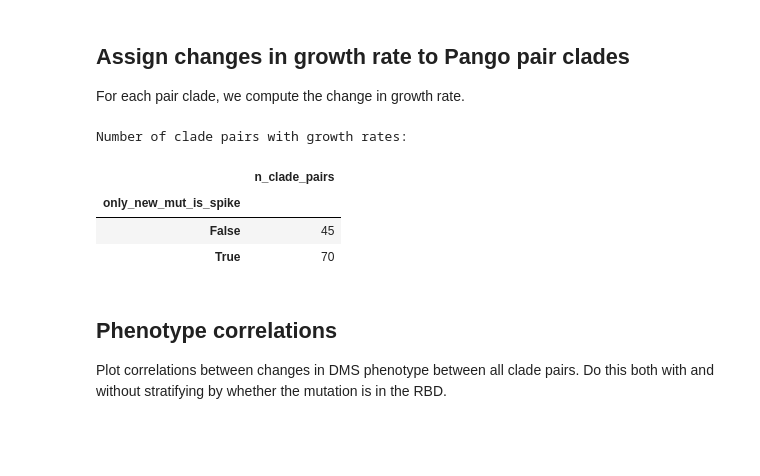
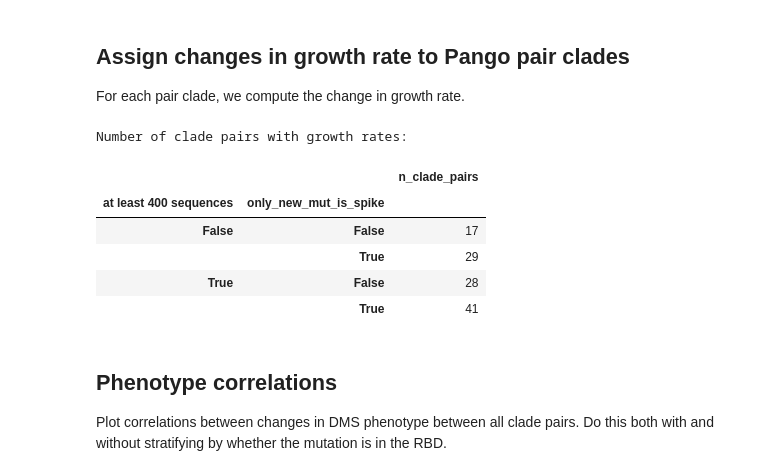
Before and after one commit to dms-vep/SARS-CoV-2_XBB.1.5_spike_DMS, a Jupyter notebook: notebooks/compare_natural.ipynb, the cells around one changed output. Saved outputs shown, nothing was run; the diff lists cells and outputs as text; code cells hidden in the pictures; blank space fills up the shorter version.

```diff
--- a/notebooks/compare_natural.ipynb
+++ b/notebooks/compare_natural.ipynb
@@ -23,6 +24,7 @@ pango_consensus_seqs_json = (
 )
 exclude_clades = []
 muts_to_toggle = {"L455F": True}
+min_sequences = 400
 
 import os
 os.chdir("../")
@@ -244,38 +246,47 @@ growth_rates = pd.read_csv(growth_rates_csv).rename(
     columns={"pango": "clade", "seq_volume": "n_sequences", "R": "growth_rate"}
 )
 
 if (invalid_clades := set(growth_rates["clade"]) - set(pango_clades)):
     raise ValueError(f"Growth rates specified for {invalid_clades}")
 
 pango_pair_dms_growth_df = (
     pango_pair_dms_df
     .merge(growth_rates, on="clade", validate="one_to_one")
     .merge(
         growth_rates.rename(
             columns={
                 "clade": "parent",
                 "growth_rate": "parent_growth_rate",
                 "n_sequences": "parent_n_sequences",
             }
         ),
         on="parent",
         validate="many_to_one",
     )
     .assign(change_in_growth_rate=lambda x: x["growth_rate"] - x["parent_growth_rate"])
 )
 
 print("Number of clade pairs with growth rates:")
 display(
     pango_pair_dms_growth_df
-    .groupby("only_new_mut_is_spike")
+    .assign(
+        **{
+            f"at least {min_sequences} sequences": lambda x: (
+                x[["n_sequences", "parent_n_sequences"]].min(axis=1) >= min_sequences
+            )
+        }
+    )
+    .groupby([f"at least {min_sequences} sequences", "only_new_mut_is_spike"])
     .aggregate(n_clade_pairs=pd.NamedAgg("clade", "count"))
 )
 # %% [output]
 Number of clade pairs with growth rates:
-|  | n_clade_pairs |
-| only_new_mut_is_spike |  |
-| False | 45 |
-| True | 70 |
+|  |  | n_clade_pairs |
+| at least 400 sequences | only_new_mut_is_spike |  |
+| False | False | 17 |
+|  | True | 29 |
+| True | False | 28 |
+|  | True | 41 |
 # %% [markdown]
 ## Phenotype correlations
 Plot correlations between changes in DMS phenotype between all clade pairs.
```
Also changed, not shown: parts of 3 cells of this notebook.
